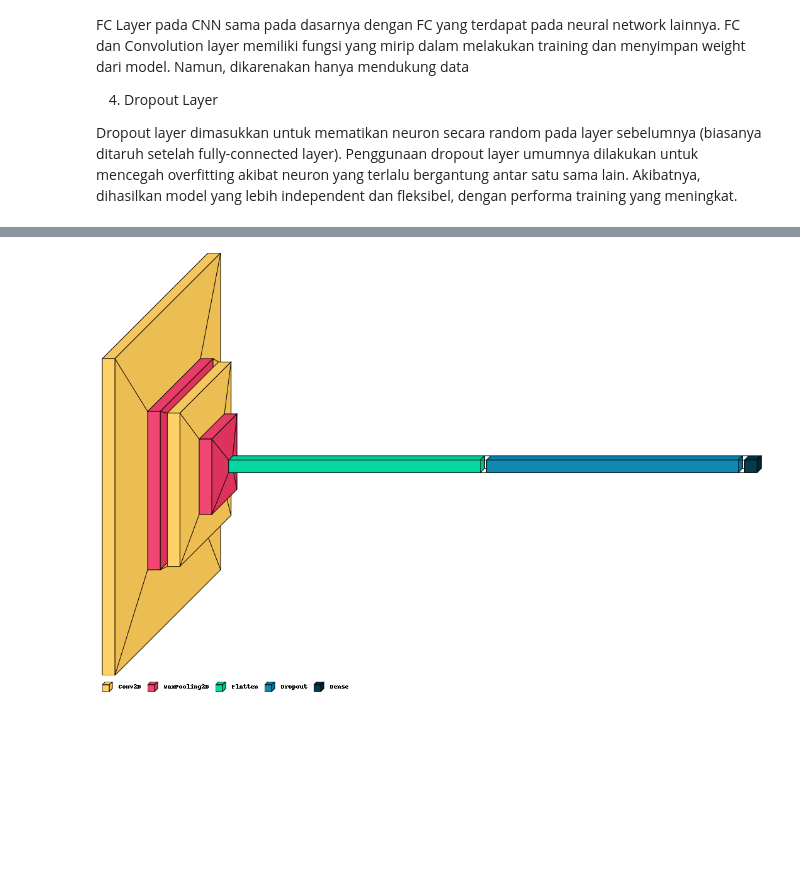
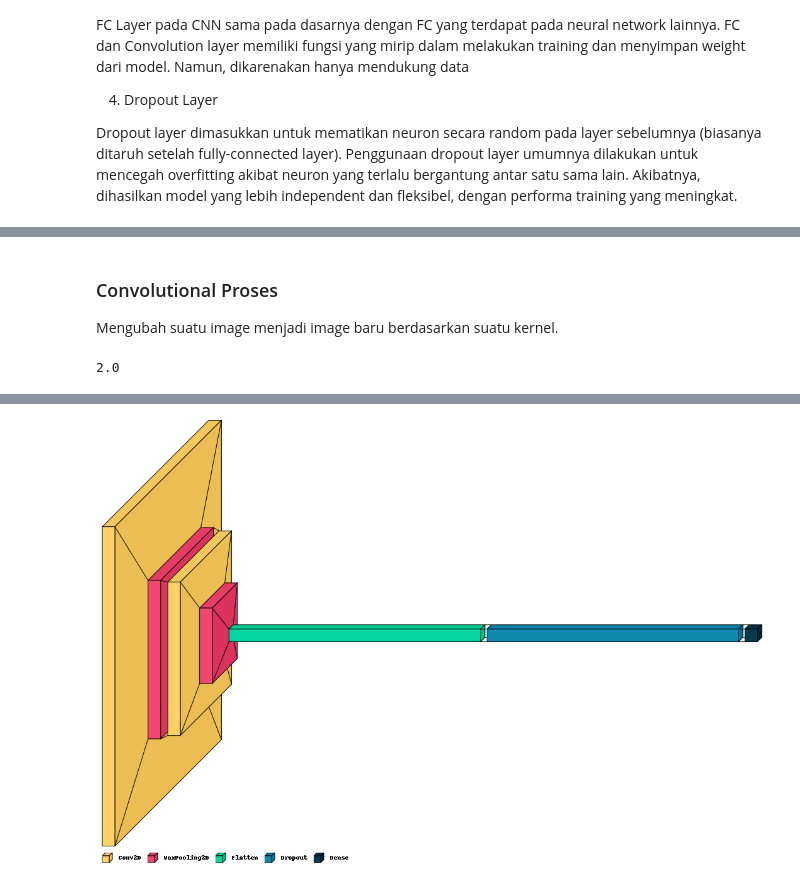
Before and after one commit to husfuu/cnn-sasirangan, a Jupyter notebook: docs/docs.ipynb, the cells around one changed output, grey strips where cells are left out. Drawn from its saved outputs; the diff is of its cells as text; code cells hidden in the pictures; blank space fills up the shorter version.

```diff
--- a/docs/docs.ipynb
+++ b/docs/docs.ipynb
@@ -248,10 +273,17 @@ Dropout layer dimasukkan untuk mematikan neuron secara random pada layer sebelum
+# %% [markdown]
+### Convolutional Proses
+Mengubah suatu image menjadi image baru berdasarkan suatu kernel.
+# %%
+126/63
+# %% [output]
+2.0
 # %%
 def construct_model(image_size: list, act='relu'):
   # Define the model architecture
   model = Sequential()
 
   # Add the first convolutional layer
-  model.add(Conv2D(32, (3, 3), activation='relu', kernel_regularizer=l2(0.01), input_shape=(128, 128, 3)))
+  model.add(Conv2D(32, (2, 2), activation='relu', kernel_regularizer=l2(0.01), input_shape=(128, 128, 3)))
   model.add(MaxPooling2D((2, 2)))
 
   # Add the second convolutional layer
@@ -286,4 +305,4 @@ To enable them in other operations, rebuild TensorFlow with the appropriate comp
-[figure, old version]
+[figure, new version]
 # %%
 tf.keras.utils.plot_model(
 model_cnn,
```
Also changed, not shown: parts of 11 cells of this notebook, 2 other files.
